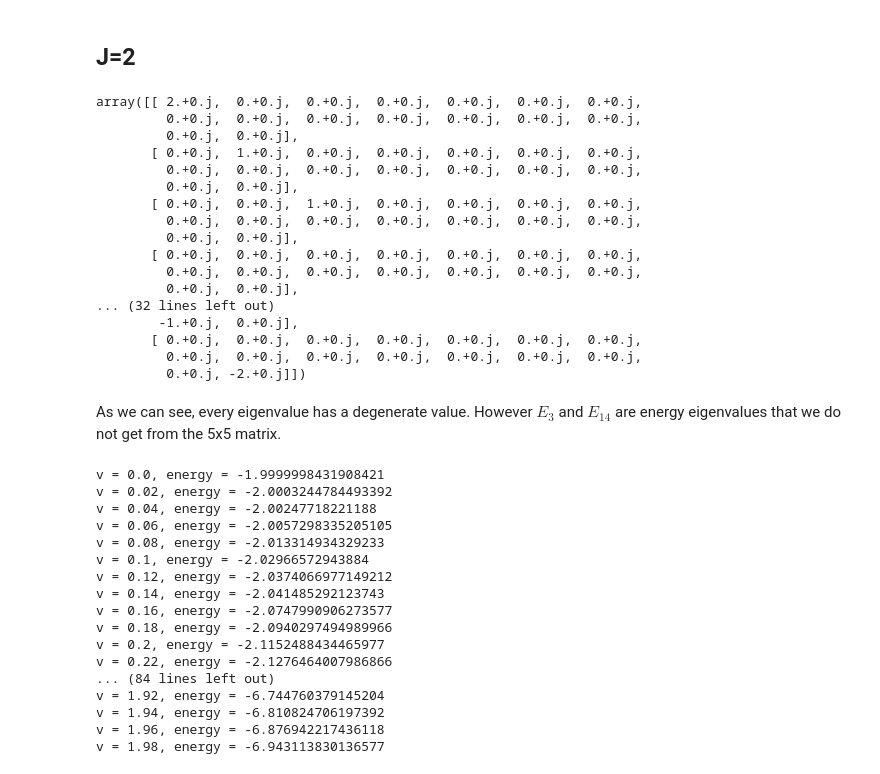
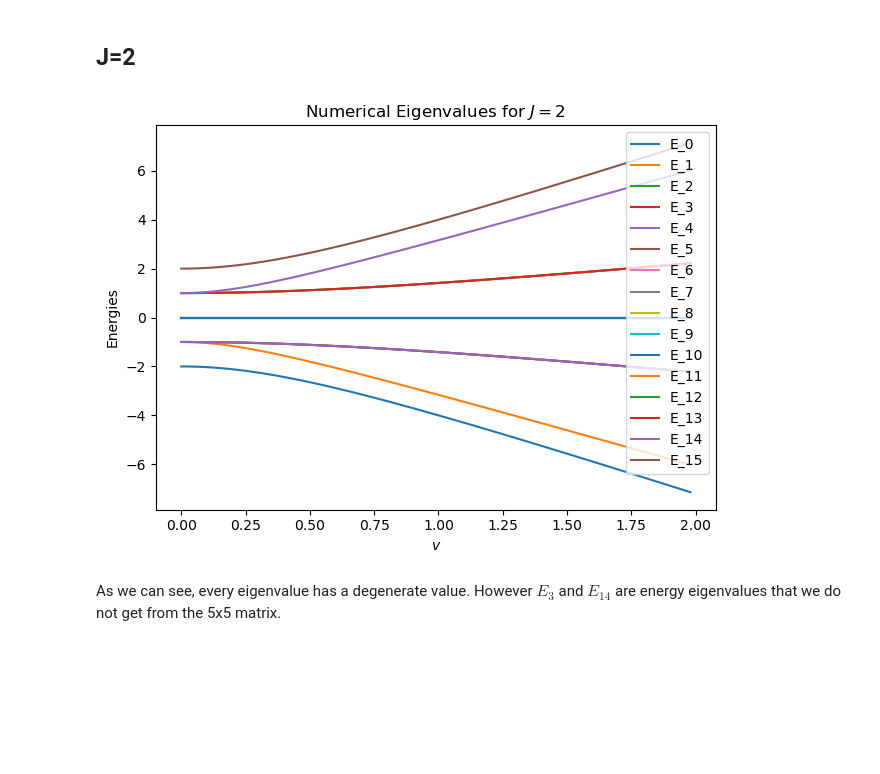
Before and after one commit to moyasui/vqe-solver, a Jupyter notebook: src/vqe-lipkin.ipynb, the cells around one changed output. Cells and saved outputs as stored; diff of their text form; code cells hidden in the pictures; blank space fills up the shorter version.

```diff
--- a/src/vqe-lipkin.ipynb
+++ b/src/vqe-lipkin.ipynb
@@ -311,26 +274,6 @@ def my_H(v):
     return pauli_sum([('ZIII', z_coeff), ('IZII', z_coeff), ('IIZI', z_coeff), ('IIIZ', z_coeff), # all 1 qubit combinations
                       ('XXII', x_coeff), ('XIXI', x_coeff), ('XIIX', x_coeff), ('IXXI', x_coeff), ('IXIX', x_coeff), ('IIXX', x_coeff), # all 2 qubit combinations
                       ('YYII', y_coeff), ('YIYI', y_coeff), ('YIIY', y_coeff), ('IYYI', y_coeff), ('IYIY', y_coeff), ('IIYY', y_coeff)])
-
-my_H(0)
-# %% [output]
-array([[ 2.+0.j,  0.+0.j,  0.+0.j,  0.+0.j,  0.+0.j,  0.+0.j,  0.+0.j,
-         0.+0.j,  0.+0.j,  0.+0.j,  0.+0.j,  0.+0.j,  0.+0.j,  0.+0.j,
-         0.+0.j,  0.+0.j],
-       [ 0.+0.j,  1.+0.j,  0.+0.j,  0.+0.j,  0.+0.j,  0.+0.j,  0.+0.j,
-         0.+0.j,  0.+0.j,  0.+0.j,  0.+0.j,  0.+0.j,  0.+0.j,  0.+0.j,
-         0.+0.j,  0.+0.j],
-       [ 0.+0.j,  0.+0.j,  1.+0.j,  0.+0.j,  0.+0.j,  0.+0.j,  0.+0.j,
-         0.+0.j,  0.+0.j,  0.+0.j,  0.+0.j,  0.+0.j,  0.+0.j,  0.+0.j,
-         0.+0.j,  0.+0.j],
-       [ 0.+0.j,  0.+0.j,  0.+0.j,  0.+0.j,  0.+0.j,  0.+0.j,  0.+0.j,
-         0.+0.j,  0.+0.j,  0.+0.j,  0.+0.j,  0.+0.j,  0.+0.j,  0.+0.j,
-         0.+0.j,  0.+0.j],
-... (32 lines left out)
-        -1.+0.j,  0.+0.j],
-       [ 0.+0.j,  0.+0.j,  0.+0.j,  0.+0.j,  0.+0.j,  0.+0.j,  0.+0.j,
-         0.+0.j,  0.+0.j,  0.+0.j,  0.+0.j,  0.+0.j,  0.+0.j,  0.+0.j,
-         0.+0.j, -2.+0.j]])
 # %%
 vs = np.arange(0, 2, 0.02)
 eigs = np.zeros((16, len(vs)))
@@ -342,8 +285,10 @@ for i, v in enumerate(vs):
     eigs[:,i] = sorted(eigvals)
 # %%
 plot_2D(vs, eigs, plot_count=16, title=r"Numerical Eigenvalues for $J=2$", x_title=r'$v$',
-        label = [rf'E_{i}' for i in range(16)], y_title='Energies', filename='lipkin-eigs-4.pdf')
+        label = [rf'E_{i}' for i in range(16)], y_title='Energies',) #filename='lipkin-eigs-4.pdf')
         #  filename='lipkin-eigs-4.pdf')
+# %% [output]
+[figure, added]
 # %% [markdown]
 As we can see, every eigenvalue has a degenerate value. However $E_3$ and $E_{14}$ are energy eigenvalues that we do not get from the 5x5 matrix.
 # %%
@@ -405,23 +350,5 @@ for i, v in enumerate(vs):
     # print(ham)
     result = vqe.compute_minimum_eigenvalue(ham)
     energies[i] = result.eigenvalue.real
-    print(f'v = {v}, energy = {result.eigenvalue.real}')
+    # print(f'v = {v}, energy = {result.eigenvalue.real}')
-# %% [output]
-v = 0.0, energy = -1.9999998431908421
-v = 0.02, energy = -2.0003244784493392
-v = 0.04, energy = -2.00247718221188
-v = 0.06, energy = -2.0057298335205105
-v = 0.08, energy = -2.013314934329233
-v = 0.1, energy = -2.02966572943884
-v = 0.12, energy = -2.0374066977149212
-v = 0.14, energy = -2.041485292123743
-v = 0.16, energy = -2.0747990906273577
-v = 0.18, energy = -2.0940297494989966
-v = 0.2, energy = -2.1152488434465977
-v = 0.22, energy = -2.1276464007986866
-... (84 lines left out)
-v = 1.92, energy = -6.744760379145204
-v = 1.94, energy = -6.810824706197392
-v = 1.96, energy = -6.876942217436118
-v = 1.98, energy = -6.943113830136577
 # %%
```
Also changed, not shown: parts of 11 cells of this notebook, 3 other files.
